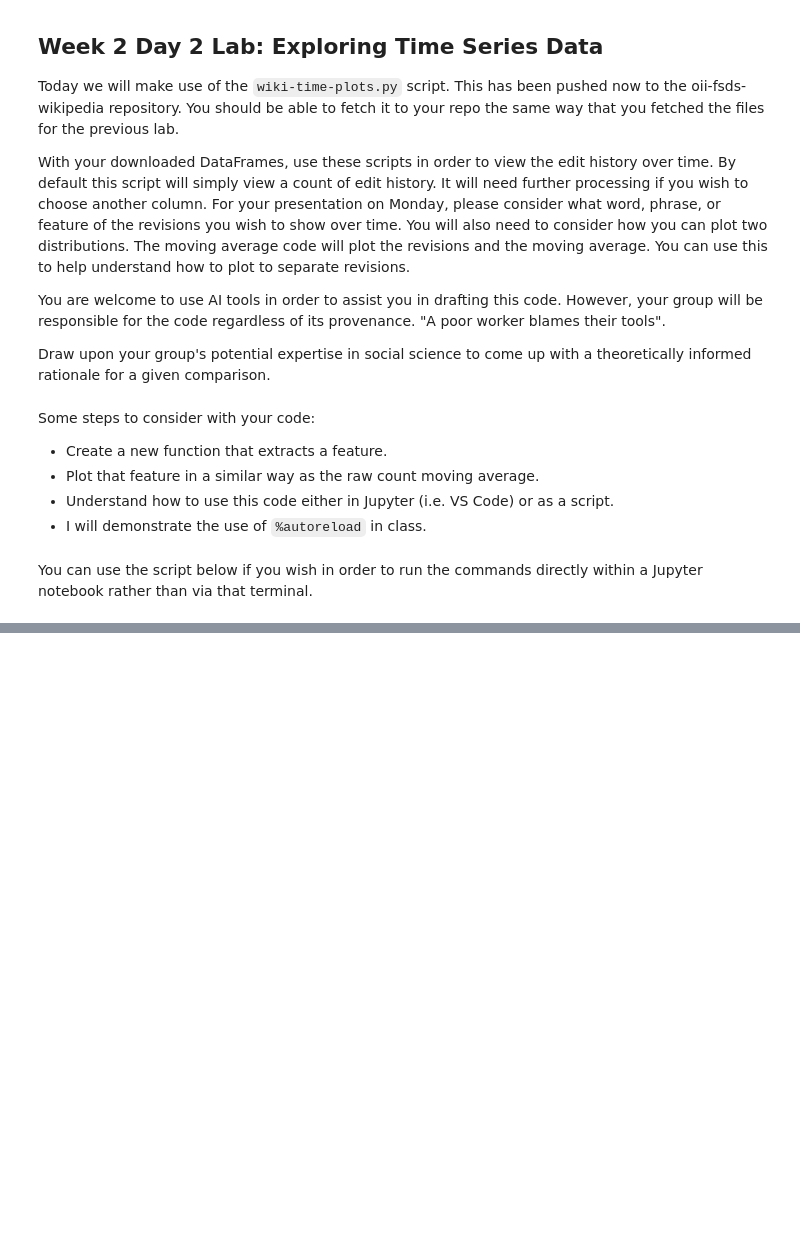
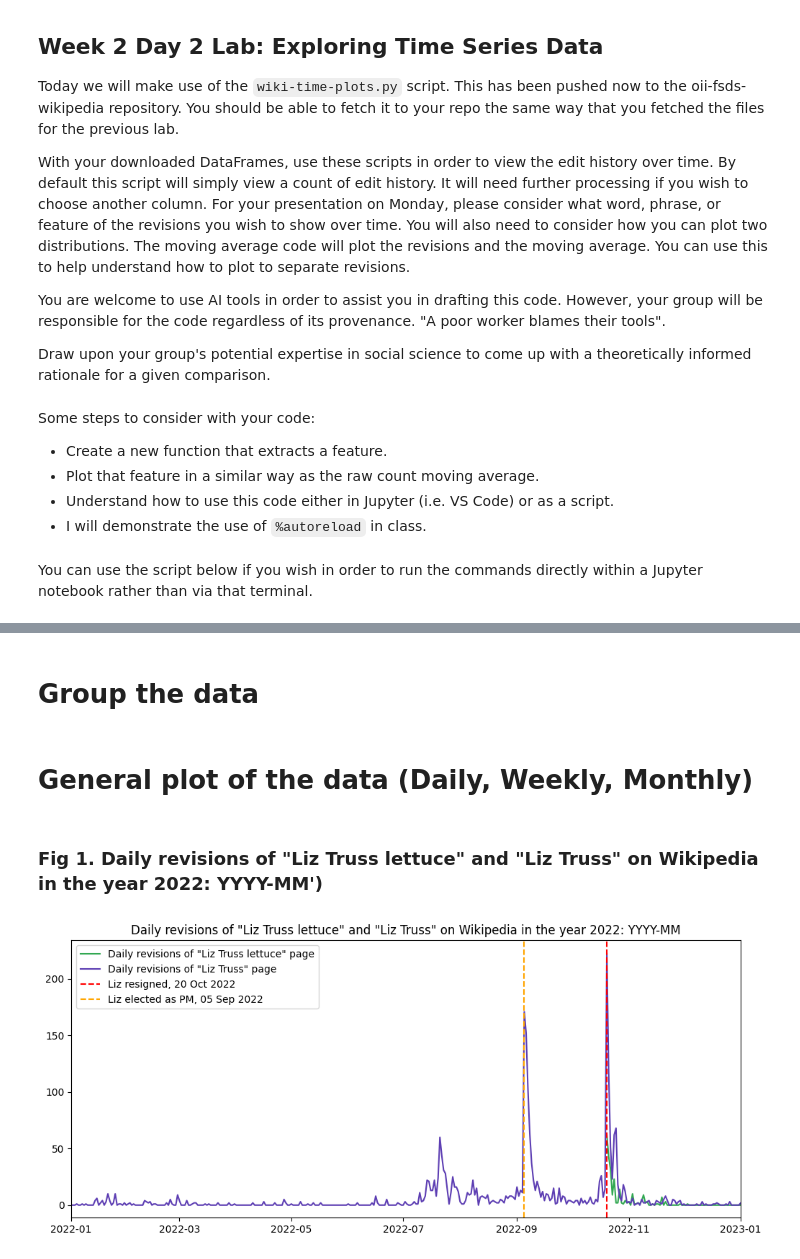
Before and after one commit to GarethPang-OII/FORKED-oii-fsds-wikipedia, a Jupyter notebook: Week02_3_Lab_Wikipedia.ipynb, the cells around one changed output, grey strips where cells are left out. Saved outputs shown, nothing was run; the diff lists cells and outputs as text; code cells hidden in the pictures; blank space fills up the shorter version.

```diff
--- a/Week02_3_Lab_Wikipedia.ipynb
+++ b/Week02_3_Lab_Wikipedia.ipynb
@@ -65,0 +143,7 @@ The autoreload extension is already loaded. To reload it, use:
+# %%
+# Load the data
+df_liz = wtp.load_wiki_data('DataFrames/Liz Truss.feather')
+
+df_lettuce = wtp.load_wiki_data('DataFrames/Liz Truss lettuce.feather')
+# %% [markdown]
+# Group the data
@@ -65,0 +176,27 @@ The autoreload extension is already loaded. To reload it, use:
+# %% [markdown]
+# General plot of the data (Daily, Weekly, Monthly)
+# %% [markdown]
+### Fig 1. Daily revisions of "Liz Truss lettuce" and "Liz Truss" on Wikipedia in the year 2022: YYYY-MM')
+# %%
+# Daily
+
+plt.figure(figsize = (12,5))
+
+plt.plot(lettuce_df_day["timestamp"], lettuce_df_day["Frequency"], label = 'Daily revisions of "Liz Truss lettuce" page', color="#32a852")
+plt.plot(liz_truss_df_day["timestamp"], liz_truss_df_day["Frequency"], label = 'Daily revisions of "Liz Truss" page', color ="#5d3eb3")
+
+plt.xlim(pd.Timestamp("2022-01-01"), pd.Timestamp("2023-01-01"))
+
+plt.title('Daily revisions of "Liz Truss lettuce" and "Liz Truss" on Wikipedia in the year 2022: YYYY-MM')
+
+# Plot a vertical line showing the day Liz resigned (20 Oct 2022)
+plt.axvline(pd.Timestamp("2022-10-20"), color ="red", linestyle="--", label = "Liz resigned, 20 Oct 2022")
+
+# Plot a vertical line showing the day Liz elected as PM (5 Sep 2022)
+plt.axvline(pd.Timestamp("2022-09-05"), color ="orange", linestyle="--", label = "Liz elected as PM, 05 Sep 2022")
+
+plt.legend()
+
+plt.show()
+# %% [output]
+[figure, added]
```
Also changed, not shown: parts of 30 cells of this notebook, 16 other files.
